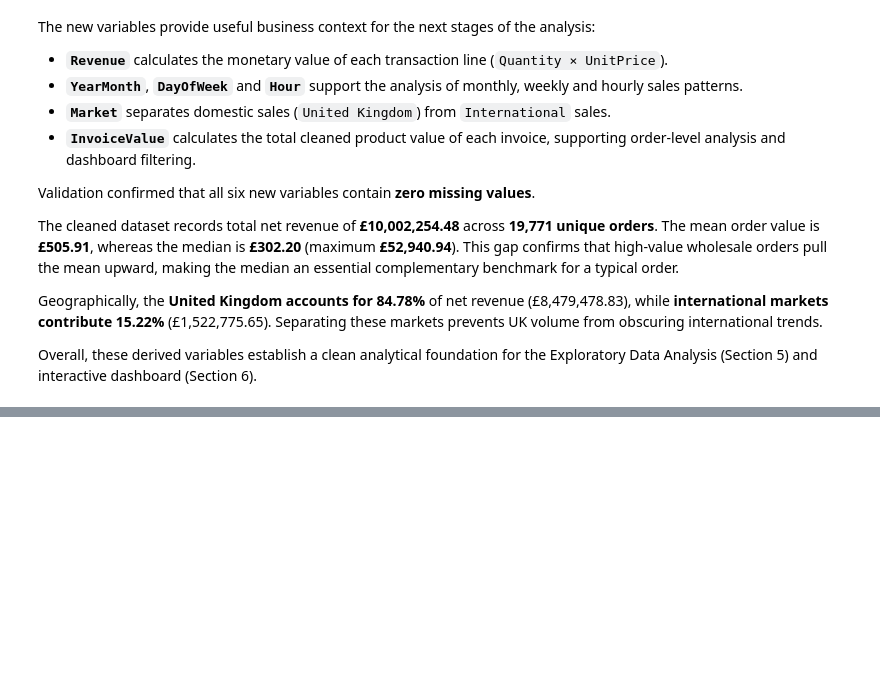
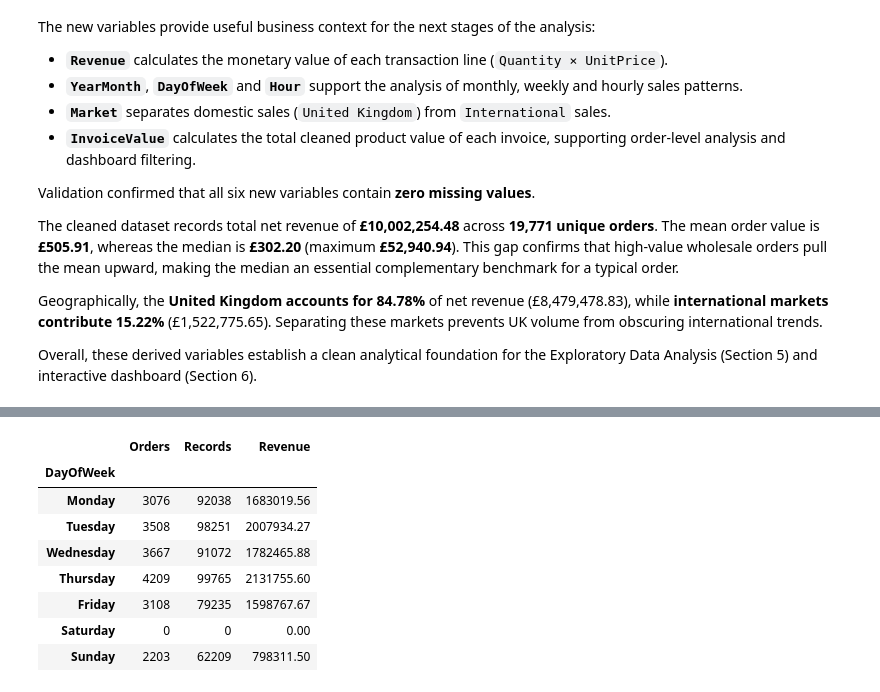
Before and after one commit to CCT-Dublin/CA2_Data_Visualisation_and_Communication_Caio_Jacob_2023168, a Jupyter notebook: CA2_Online_Retail_Analysis.ipynb, the cells around one changed output, grey strips where cells are left out. Saved outputs shown, nothing was run; the diff lists cells and outputs as text; code cells hidden in the pictures; blank space fills up the shorter version.

```diff
--- a/CA2_Online_Retail_Analysis.ipynb
+++ b/CA2_Online_Retail_Analysis.ipynb
@@ -668,0 +781,19 @@ Overall, these derived variables establish a clean analytical foundation for the
+# %%
+# Verify order counts, line items, and revenue by day of week
+weekday_check = pd.DataFrame({
+    "Orders": df_clean.groupby("DayOfWeek")["InvoiceNo"].nunique(),
+    "Records": df_clean.groupby("DayOfWeek")["InvoiceNo"].count(),
+    "Revenue": df_clean.groupby("DayOfWeek")["Revenue"].sum().round(2)
+}).reindex(day_order, fill_value=0)
+
+display(weekday_check)
+# %% [output]
+|  | Orders | Records | Revenue |
+| DayOfWeek |  |  |  |
+| Monday | 3076 | 92038 | 1683019.56 |
+| Tuesday | 3508 | 98251 | 2007934.27 |
+| Wednesday | 3667 | 91072 | 1782465.88 |
+| Thursday | 4209 | 99765 | 2131755.60 |
+| Friday | 3108 | 79235 | 1598767.67 |
+| Saturday | 0 | 0 | 0.00 |
+| Sunday | 2203 | 62209 | 798311.50 |
```
Also changed, not shown: parts of 7 cells of this notebook.
